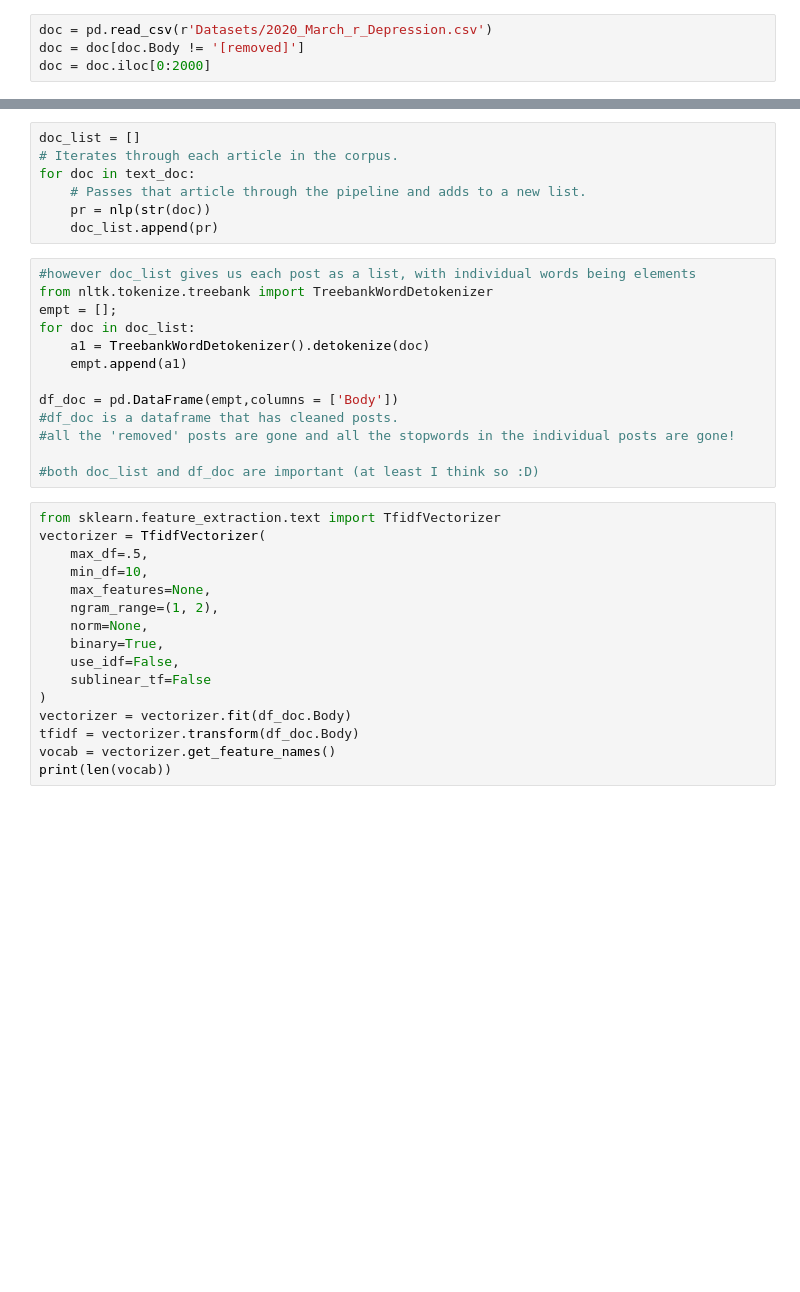
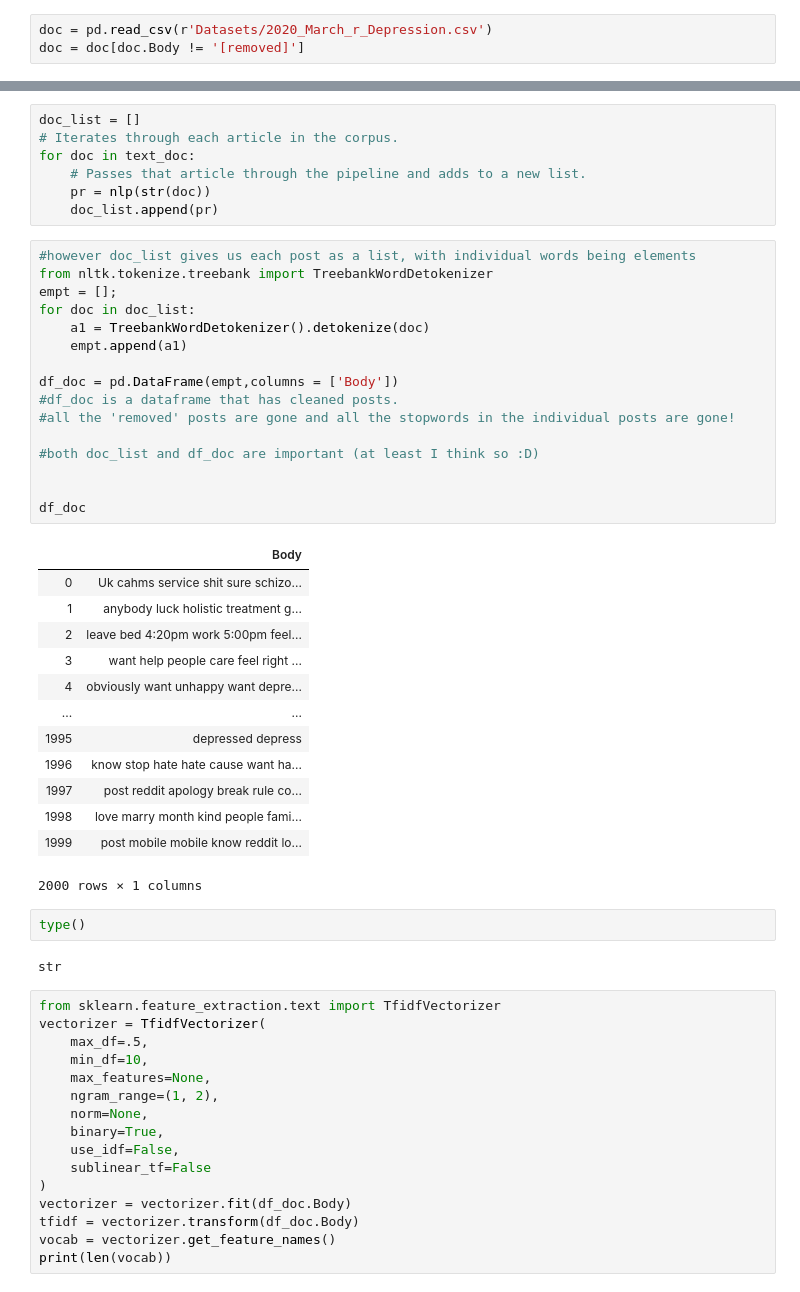
Before and after one commit to heathersaul-nos3lf/final_horsemen, a Jupyter notebook: Topic_modeling.ipynb, the cells around one changed output, grey strips where cells are left out. Saved outputs shown, nothing was run; the diff lists cells and outputs as text; blank space fills up the shorter version.

```diff
--- a/Topic_modeling.ipynb
+++ b/Topic_modeling.ipynb
@@ -26,7 +26,6 @@ from pprint import pprint
 # %%
 doc = pd.read_csv(r'Datasets/2020_March_r_Depression.csv')
 doc = doc[doc.Body != '[removed]']
-doc = doc.iloc[0:2000]
 # %%
 #create a list of documents (list of lists)
 text_doc = doc['Body'].tolist()
@@ -70,16 +69,37 @@ for doc in text_doc:
 # %%
 #however doc_list gives us each post as a list, with individual words being elements
 from nltk.tokenize.treebank import TreebankWordDetokenizer
 empt = [];
 for doc in doc_list:
     a1 = TreebankWordDetokenizer().detokenize(doc)
     empt.append(a1)
 
 df_doc = pd.DataFrame(empt,columns = ['Body'])
 #df_doc is a dataframe that has cleaned posts.
 #all the 'removed' posts are gone and all the stopwords in the individual posts are gone!
 
 #both doc_list and df_doc are important (at least I think so :D)
+
+
+df_doc
+# %% [output]
+|  | Body |
+| 0 | Uk cahms service shit sure schizo... |
+| 1 | anybody luck holistic treatment g... |
+| 2 | leave bed 4:20pm work 5:00pm feel... |
+| 3 | want help people care feel right ... |
+| 4 | obviously want unhappy want depre... |
+| ... | ... |
+| 1995 | depressed depress |
+| 1996 | know stop hate hate cause want ha... |
+| 1997 | post reddit apology break rule co... |
+| 1998 | love marry month kind people fami... |
+| 1999 | post mobile mobile know reddit lo... |
+2000 rows × 1 columns
+# %%
+type()
+# %% [output]
+str
 # %%
 from sklearn.feature_extraction.text import TfidfVectorizer
 vectorizer = TfidfVectorizer(
```
Also changed, not shown: parts of 1 cell of this notebook.
